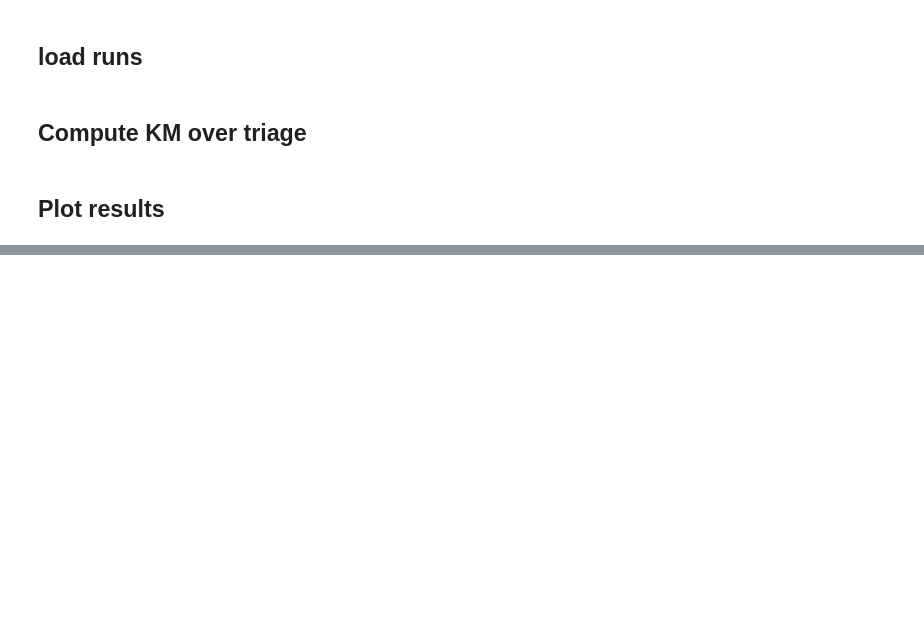
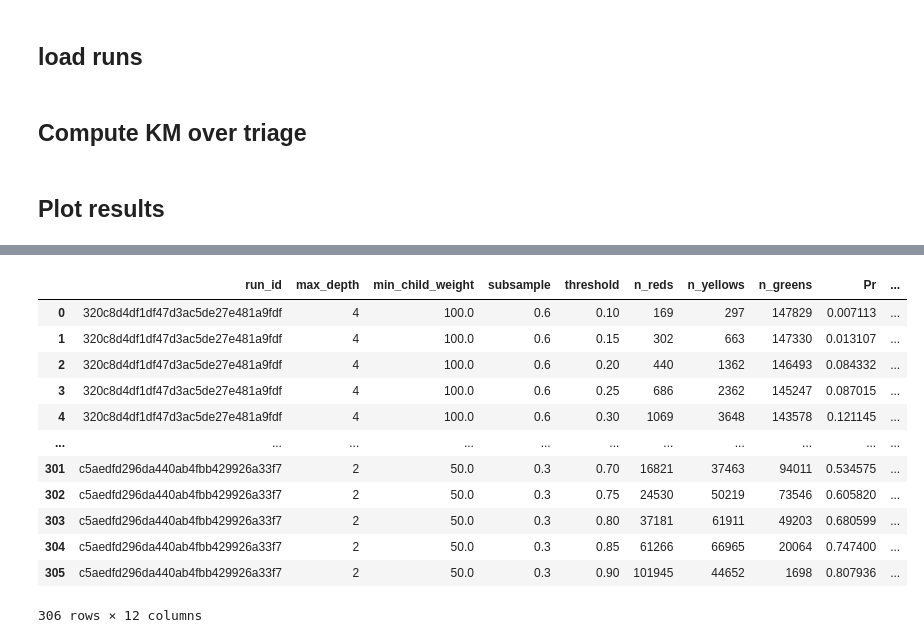
Before and after one commit to Vincenzo0404/DialysisML, a Jupyter notebook: notebooks/kaplan_meier.ipynb, the cells around one changed output, grey strips where cells are left out. Cells and saved outputs as stored; diff of their text form; code cells hidden in the pictures; blank space fills up the shorter version.

```diff
--- a/notebooks/kaplan_meier.ipynb
+++ b/notebooks/kaplan_meier.ipynb
@@ -23,11 +20,3 @@ The time module is not an IPython extension.
-# %%
-cfg = build_hydra_cfg({"formulation":"buckets/_base"})
-
-# no need to run the whole pipeline
-frame = run_unfitted(cfg)
-train, test = split_frame(cfg, frame)
-train, test = run_fitted(cfg, train, test)
-df = test.data
 # %% [markdown]
 ## load runs
 # %%
@@ -145 +182,32 @@ frontier[["run_id", "threshold", "n_reds", "n_yellows", "n_greens", "Pr", "Pg",
+# %%
+SWEPT = ["max_depth", "min_child_weight", "subsample"]
+
+params = pd.DataFrame(results["params"].tolist(), index=results.index)
+export = results.drop(columns=["params", "Model"]).join(params[SWEPT])
+export = export.astype({"max_depth": int, "min_child_weight": float, "subsample": float})
+# uno zip salvato prima che `save` scrivesse params.json si ricarica senza
+# errori e riporta i default della dataclass: 18 run, una configurazione sola
+constant = {name for name in SWEPT if export[name].nunique() == 1}
+assert not constant, f"non variano fra i run: {sorted(constant)}"
+
+export["threshold"] = export["threshold"].round(2)
+export = export[
+    ["run_id", *SWEPT, "threshold",
+     "n_reds", "n_yellows", "n_greens", "Pr", "Pg", "Bg", "on_frontier"]
+]
+export
+# %% [output]
+|  | run_id | max_depth | min_child_weight | subsample | threshold | n_reds | n_yellows | n_greens | Pr | ... |
+| 0 | 320c8d4df1df47d3ac5de27e481a9fdf | 4 | 100.0 | 0.6 | 0.10 | 169 | 297 | 147829 | 0.007113 | ... |
+| 1 | 320c8d4df1df47d3ac5de27e481a9fdf | 4 | 100.0 | 0.6 | 0.15 | 302 | 663 | 147330 | 0.013107 | ... |
+| 2 | 320c8d4df1df47d3ac5de27e481a9fdf | 4 | 100.0 | 0.6 | 0.20 | 440 | 1362 | 146493 | 0.084332 | ... |
+| 3 | 320c8d4df1df47d3ac5de27e481a9fdf | 4 | 100.0 | 0.6 | 0.25 | 686 | 2362 | 145247 | 0.087015 | ... |
+| 4 | 320c8d4df1df47d3ac5de27e481a9fdf | 4 | 100.0 | 0.6 | 0.30 | 1069 | 3648 | 143578 | 0.121145 | ... |
+| ... | ... | ... | ... | ... | ... | ... | ... | ... | ... | ... |
+| 301 | c5aedfd296da440ab4fbb429926a33f7 | 2 | 50.0 | 0.3 | 0.70 | 16821 | 37463 | 94011 | 0.534575 | ... |
+| 302 | c5aedfd296da440ab4fbb429926a33f7 | 2 | 50.0 | 0.3 | 0.75 | 24530 | 50219 | 73546 | 0.605820 | ... |
+| 303 | c5aedfd296da440ab4fbb429926a33f7 | 2 | 50.0 | 0.3 | 0.80 | 37181 | 61911 | 49203 | 0.680599 | ... |
+| 304 | c5aedfd296da440ab4fbb429926a33f7 | 2 | 50.0 | 0.3 | 0.85 | 61266 | 66965 | 20064 | 0.747400 | ... |
+| 305 | c5aedfd296da440ab4fbb429926a33f7 | 2 | 50.0 | 0.3 | 0.90 | 101945 | 44652 | 1698 | 0.807936 | ... |
+306 rows × 12 columns
 # %%
```
Also changed, not shown: parts of 11 cells of this notebook, 19 other files.
